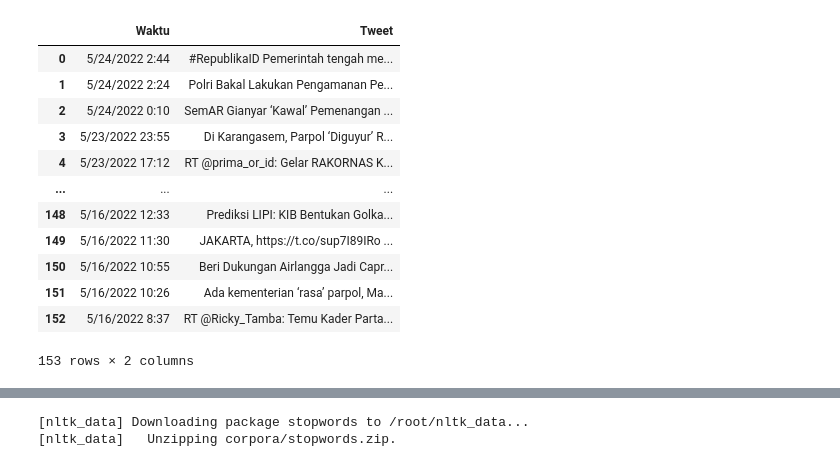
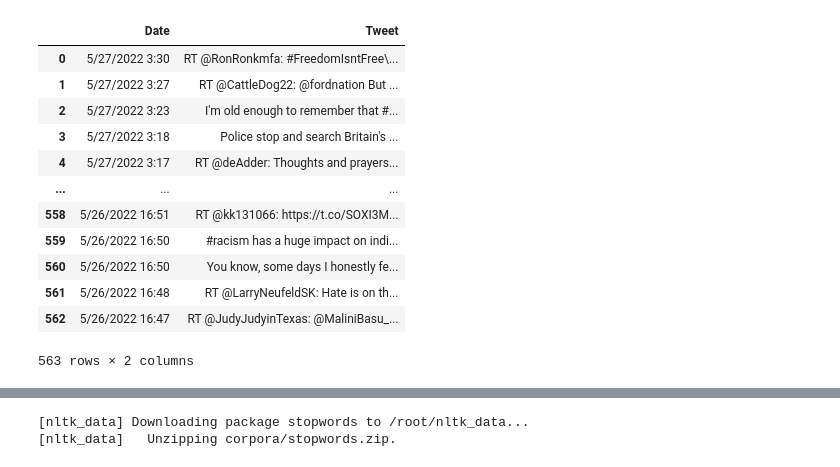
Before and after one commit to Sandraulina/PDB_01_SentimentAnalysis, a Jupyter notebook: 02. Implementasi/01_PDB.ipynb, the cells around one changed output, grey strips where cells are left out. Saved outputs shown, nothing was run; the diff lists cells and outputs as text; code cells hidden in the pictures.

```diff
--- a/02. Implementasi/01_PDB.ipynb
+++ b/02. Implementasi/01_PDB.ipynb
@@ -39,21 +66,21 @@ from sklearn.model_selection import train_test_split
 from tensorflow.keras.preprocessing.text import Tokenizer
 # %%
 import pandas as pd
-df = pd.read_csv('pemilu2024.csv')
+df = pd.read_csv('racism_dataset.csv')
 df
 # %% [output]
-|  | Waktu | Tweet |
-| 0 | 5/24/2022 2:44 | #RepublikaID Pemerintah tengah me... |
-| 1 | 5/24/2022 2:24 | Polri Bakal Lakukan Pengamanan Pe... |
-| 2 | 5/24/2022 0:10 | SemAR Gianyar ‘Kawal’ Pemenangan ... |
-| 3 | 5/23/2022 23:55 | Di Karangasem, Parpol ‘Diguyur’ R... |
-| 4 | 5/23/2022 17:12 | RT @prima_or_id: Gelar RAKORNAS K... |
+|  | Date | Tweet |
+| 0 | 5/27/2022 3:30 | RT @RonRonkmfa: #FreedomIsntFree\... |
+| 1 | 5/27/2022 3:27 | RT @CattleDog22: @fordnation But ... |
+| 2 | 5/27/2022 3:23 | I'm old enough to remember that #... |
+| 3 | 5/27/2022 3:18 | Police stop and search Britain's ... |
+| 4 | 5/27/2022 3:17 | RT @deAdder: Thoughts and prayers... |
 | ... | ... | ... |
-| 148 | 5/16/2022 12:33 | Prediksi LIPI: KIB Bentukan Golka... |
-| 149 | 5/16/2022 11:30 | JAKARTA, https://t.co/sup7I89IRo ... |
-| 150 | 5/16/2022 10:55 | Beri Dukungan Airlangga Jadi Capr... |
-| 151 | 5/16/2022 10:26 | Ada kementerian ‘rasa’ parpol, Ma... |
-| 152 | 5/16/2022 8:37 | RT @Ricky_Tamba: Temu Kader Parta... |
+| 558 | 5/26/2022 16:51 | RT @kk131066: https://t.co/SOXI3M... |
+| 559 | 5/26/2022 16:50 | #racism has a huge impact on indi... |
+| 560 | 5/26/2022 16:50 | You know, some days I honestly fe... |
+| 561 | 5/26/2022 16:48 | RT @LarryNeufeldSK: Hate is on th... |
+| 562 | 5/26/2022 16:47 | RT @JudyJudyinTexas: @MaliniBasu_... |
-153 rows × 2 columns
+563 rows × 2 columns
 # %%
 def clean_text(text):
```
Also changed, not shown: parts of 19 cells of this notebook.
